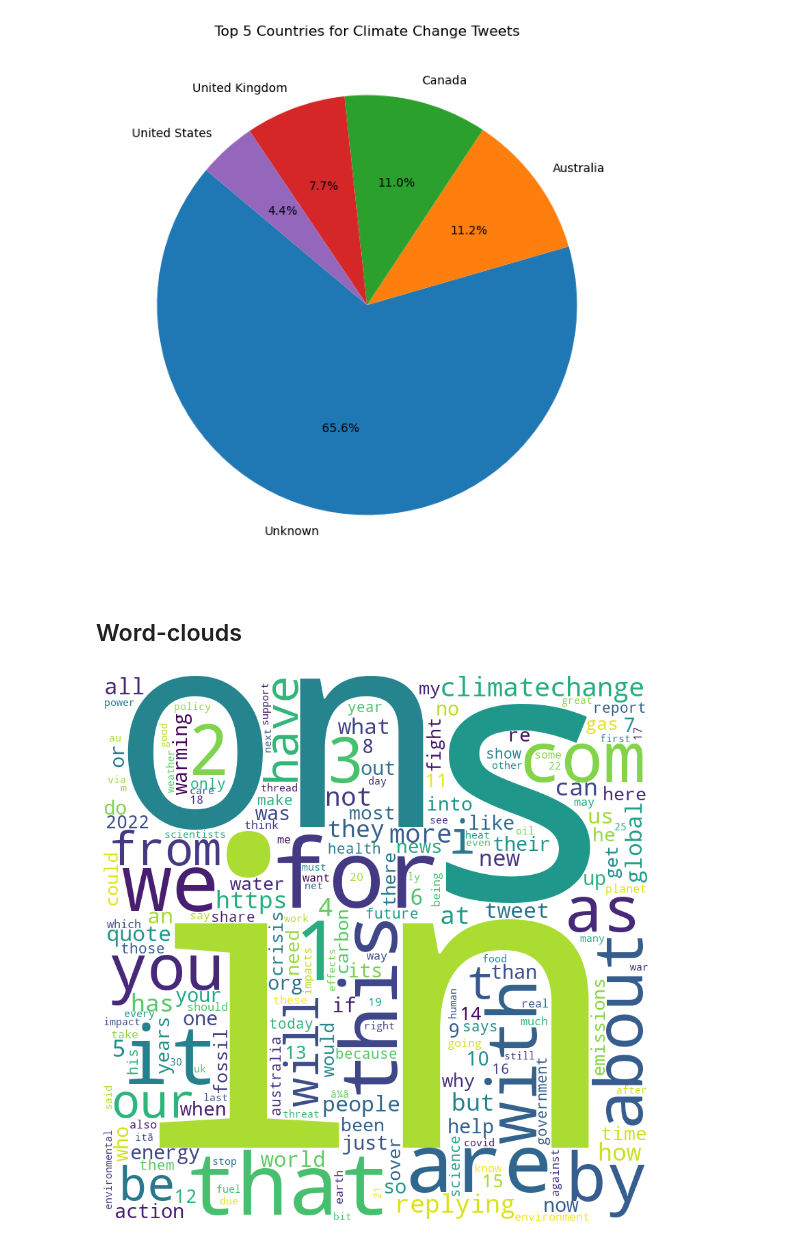
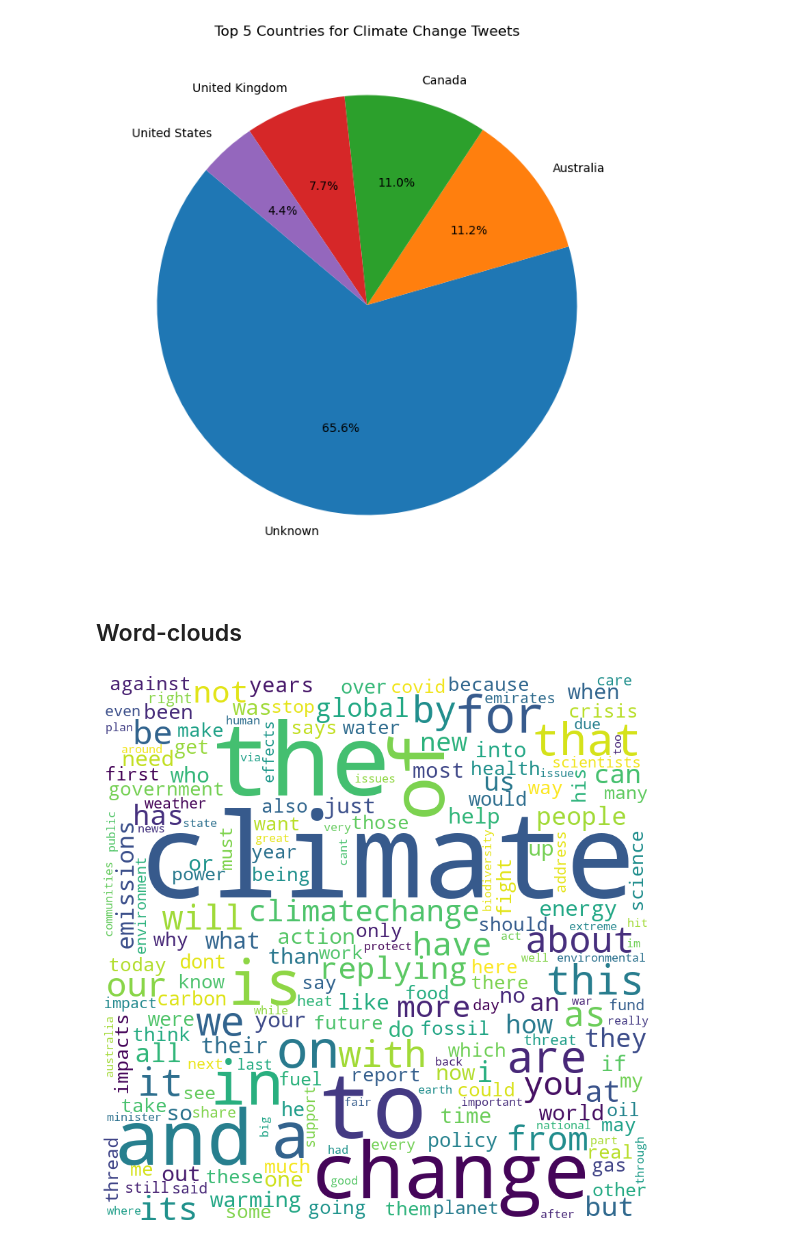
Before and after one commit to ZSoleimani/Tweets-network, a Jupyter notebook: Tweets-network.ipynb, the cells around one changed output. Cells and saved outputs as stored; diff of their text form; code cells hidden in the pictures.

Commit message:
Word-clouds
changing Word-clouds

```diff
--- a/Tweets-network.ipynb
+++ b/Tweets-network.ipynb
@@ -483,36 +482,5 @@ plt.ylabel('')  # Hide the y-label
 plt.show()
 # %% [output]
 [figure]
-# %% [markdown]
-## Word-clouds
-# %%
-import re
-from collections import Counter
-from wordcloud import WordCloud
-import matplotlib.pyplot as plt
-
-# Tokenize and clean all tweets (excluding non-alphabetic characters)
-all_tokens = []
-for tweet in tweets_df['Text'].astype(str):
-    all_tokens.extend(re.findall(r'\b\w+\b', tweet.lower()))
-
-# Calculate the frequency of each word
-word_freq = Counter(all_tokens)
-
-# Identify the most frequent words to be used as stop words
-custom_stop_words = set(word for word, freq in word_freq.most_common(10))
-
-# Filter out the custom stop words from the term frequency
-filtered_tf = {word: count for word, count in word_freq.items() if word not in custom_stop_words}
-
-# Generate a new word cloud with the filtered term frequency
-filtered_wordcloud = WordCloud(width=800, height=800, background_color='white').generate_from_frequencies(filtered_tf)
-
-# Plotting the new Word Cloud
-plt.figure(figsize=(8, 8), facecolor=None)
-plt.imshow(filtered_wordcloud)
-plt.axis("off")
-plt.tight_layout(pad=0)
-plt.show()
-# %% [output]
-[figure, removed]
+# %% [markdown]
+## Word-clouds
@@ -518,0 +510,26 @@ plt.show()
+# %%
+# Mock-up: Sample list of LDA topic words (replace with your actual topic words)
+lda_topic_words = ["climate", "policy", "emissions", "renewable", "ecology", "sustainability", "biodiversity", "conservation"]
+
+# Create a new Counter object for the word frequencies, emphasizing the LDA topic words
+lda_emphasized_freq = Counter()
+
+for word in all_tokens:
+    if word in lda_topic_words:
+        # Increase the count for LDA topic words
+        lda_emphasized_freq[word] += 2  # The multiplier can be adjusted as needed
+    else:
+        # Normal count for other words
+        lda_emphasized_freq[word] += 1
+
+# Generate the word cloud with LDA topic words emphasized
+lda_emphasized_wordcloud = WordCloud(width=800, height=800, background_color='white').generate_from_frequencies(lda_emphasized_freq)
+
+# Plotting the Word Cloud
+plt.figure(figsize=(8, 8), facecolor=None)
+plt.imshow(lda_emphasized_wordcloud)
+plt.axis("off")
+plt.tight_layout(pad=0)
+plt.show()
+# %% [output]
+[figure, added]
```
Also changed, not shown: parts of 3 cells of this notebook.
